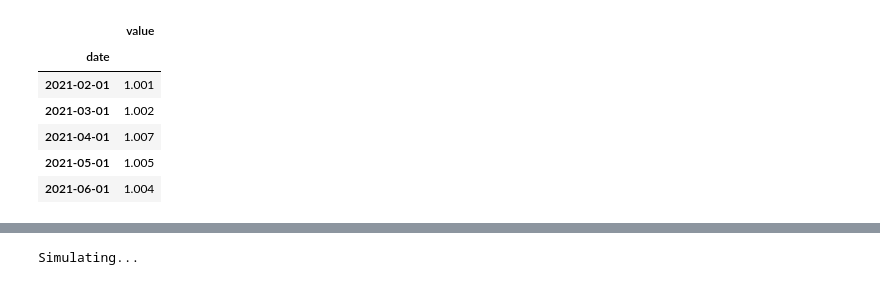
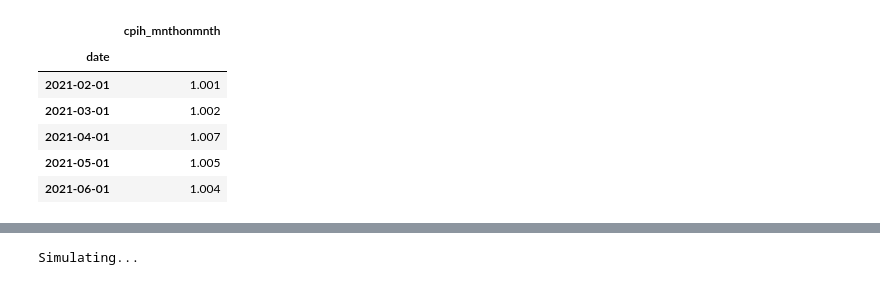
Before and after one commit to Zentrik/Student-Loan-NPV-Calculator-England, a Jupyter notebook: NPV bootstrap.ipynb, the cells around one changed output, grey strips where cells are left out. Cells and saved outputs as stored; diff of their text form; code cells hidden in the pictures.

```diff
--- a/NPV bootstrap.ipynb
+++ b/NPV bootstrap.ipynb
@@ -19,3 +19,40 @@ import os
 
 sns.set_style('whitegrid')
 sns.set_context("paper", font_scale=1.7)
+# %%
+url = 'https://www.ons.gov.uk/economy/inflationandpriceindices/timeseries/czbh/mm23/data'
+
+header = {
+  "User-Agent": "Mozilla/5.0 (X11; Linux x86_64) AppleWebKit/537.36 (KHTML, like Gecko) Chrome/50.0.2661.75 Safari/537.36",
+  "X-Requested-With": "XMLHttpRequest"
+}
+
+r = requests.get(url, headers=header)
+# https://stackoverflow.com/questions/43590153/http-error-403-forbidden-when-reading-html
+data = json.loads(r.text)
+rpi_yronyr_df = pd.json_normalize(data, record_path=['months'])
+#https://towardsdatascience.com/how-to-convert-json-into-a-pandas-dataframe-100b2ae1e0d8
+rpi_yronyr_df = rpi_yronyr_df[['date', 'value']].apply(pd.Series)
+rpi_yronyr_df['value'] = rpi_yronyr_df['value'].astype(float)
+rpi_yronyr_df['value'] = 1 + rpi_yronyr_df['value'] / 100
+
+rpi_yronyr_df['date'] = pd.to_datetime(rpi_yronyr_df['date'], format='%Y %b')
+rpi_yronyr_df = rpi_yronyr_df.set_index(['date'])
+
+# rpi_yronyr_df = rpi_yronyr_df[] # only keep march data
+rpi_yronyr_df.columns = ['rpi_yronyr']
+
+is_march = (rpi_yronyr_df.index.month == 3)
+j = -1
+to_drop = []
+for i in range(rpi_yronyr_df.shape[0]):
+  if is_march[i]:
+    j = i
+  elif j == -1:
+    to_drop.append(i)
+  else:
+    rpi_yronyr_df.iloc[i] = rpi_yronyr_df.iloc[j].values
+
+rpi_yronyr_df.drop(index = rpi_yronyr_df.index[to_drop], inplace=True)
+
+rpi_yronyr_df.tail()
@@ -22,30 +67,32 @@ sns.set_context("paper", font_scale=1.7)
 # %%
 url = 'https://www.ons.gov.uk/economy/inflationandpriceindices/timeseries/l59c/mm23/data'
 
 
 header = {
     "User-Agent": "Mozilla/5.0 (X11; Linux x86_64) AppleWebKit/537.36 (KHTML, like Gecko) Chrome/50.0.2661.75 Safari/537.36",
     "X-Requested-With": "XMLHttpRequest"
 }
 
 r = requests.get(url, headers=header)
 # https://stackoverflow.com/questions/43590153/http-error-403-forbidden-when-reading-html
 data = json.loads(r.text)
 cpih_mnthonmnth_df = pd.json_normalize(data, record_path=['months'])
 # https://towardsdatascience.com/how-to-convert-json-into-a-pandas-dataframe-100b2ae1e0d8
 cpih_mnthonmnth_df = cpih_mnthonmnth_df[['date', 'value']].apply(pd.Series)
 cpih_mnthonmnth_df['value'] = cpih_mnthonmnth_df['value'].astype(float)
 cpih_mnthonmnth_df['value'] = 1 + cpih_mnthonmnth_df['value'] / 100
 
 # https://stackoverflow.com/questions/65612231/convert-string-month-year-to-datetime-in-pandas-dataframe
 
 cpih_mnthonmnth_df['date'] = pd.to_datetime(
     cpih_mnthonmnth_df['date'], format='%Y %b')
 cpih_mnthonmnth_df = cpih_mnthonmnth_df.set_index(['date'])
 
+cpih_mnthonmnth_df.columns = ['cpih_mnthonmnth']
+
 cpih_mnthonmnth_df.tail()
 # %% [output]
-|  | value |
+|  | cpih_mnthonmnth |
 | date |  |
 | 2021-02-01 | 1.001 |
 | 2021-03-01 | 1.002 |
```
Also changed, not shown: parts of 12 cells of this notebook, 1 other file.
